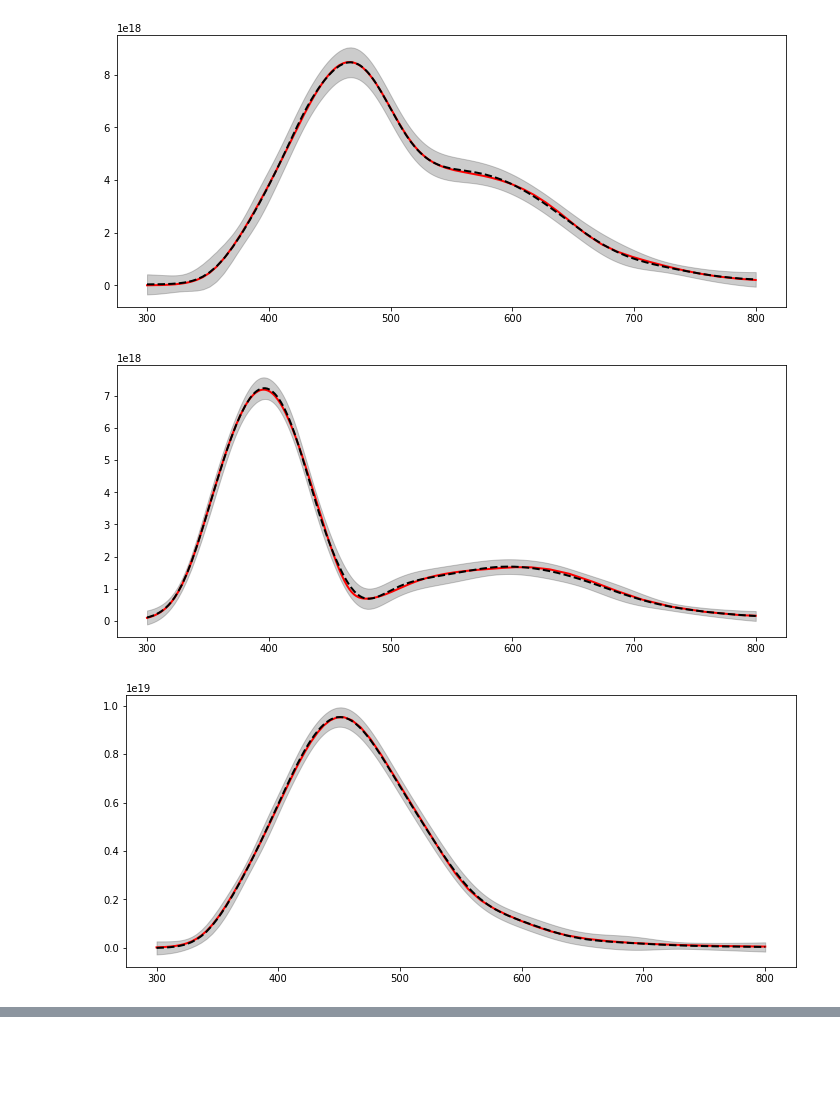
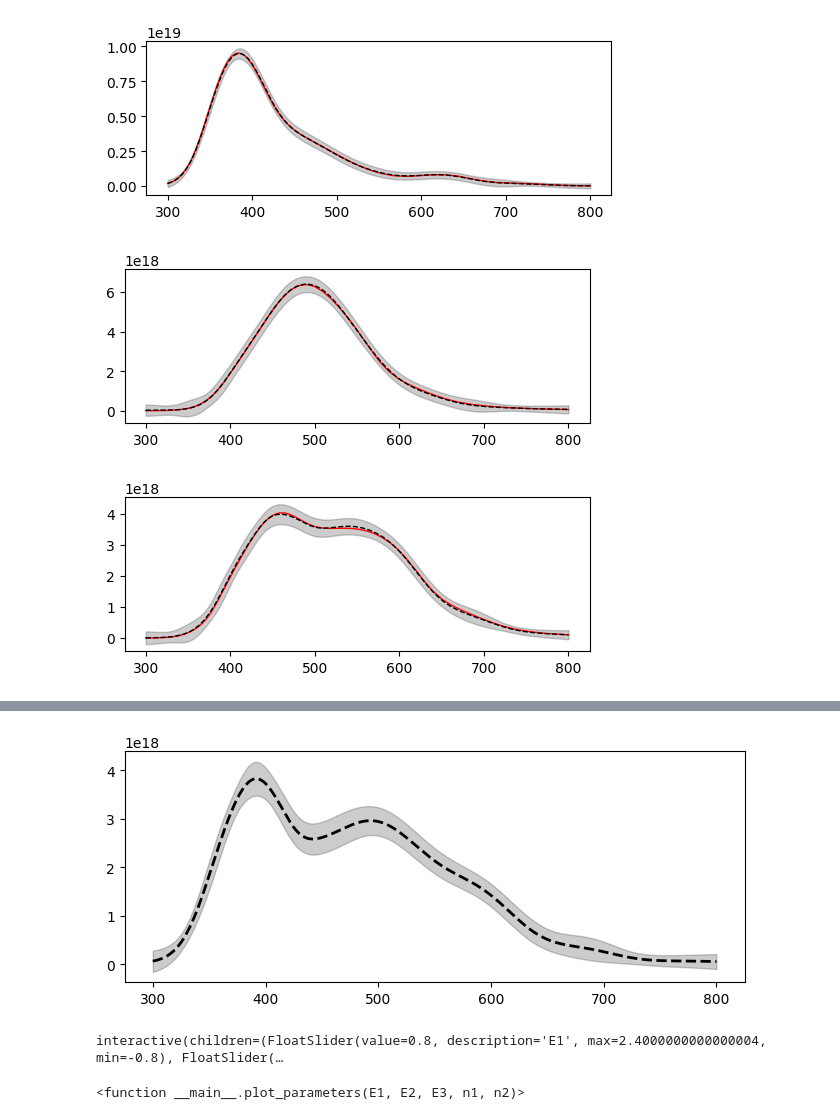
Before and after one commit to digiLab-ai/achlys-uq, a Jupyter notebook: achlys-uq/surrogate/Surrogate.ipynb, the cells around one changed output, grey strips where cells are left out. Saved outputs shown, nothing was run; the diff lists cells and outputs as text; code cells hidden in the pictures; blank space fills up the shorter version.

```diff
--- a/achlys-uq/surrogate/Surrogate.ipynb
+++ b/achlys-uq/surrogate/Surrogate.ipynb
@@ -73,17 +73,17 @@ pipeline = Pipeline(output_modules=[model, projection, normaliser])
 # %%
 for i in range(10):
 
     idx = model.test_idx[np.random.randint(len(model.test_idx))]
 
-    plt.figure(figsize=(12,5))
-    plt.plot(grid, samples_grid[idx,:], c='r', linewidth=2)
+    plt.figure(figsize=(6,2))
+    plt.plot(grid, samples_grid[idx,:], c='r', linewidth=1)
 
     mean, stdev = pipeline.predict(parameters.values[idx,:])
-    plt.plot(grid, mean, c='k', linewidth=2, linestyle='dashed')
+    plt.plot(grid, mean, c='k', linewidth=1, linestyle='dashed')
     plt.fill_between(grid, mean-2*stdev, mean+2*stdev, alpha=0.2, color='k')
 
     plt.show()
 # %% [output]
-[figure, old version]
+[figure, new version]
-[figure, old version]
+[figure, new version]
-[figure, old version]
+[figure, new version]
@@ -96,0 +110,6 @@ for i in range(10):
+# %%
+interact(plot_parameters, E1=0.8, E2=1.0, E3=1.5, n1=1e-3, n2=5e-4)
+# %% [output]
+[figure, added]
+interactive(children=(FloatSlider(value=0.8, description='E1', max=2.4000000000000004, min=-0.8), FloatSlider(…
+<function __main__.plot_parameters(E1, E2, E3, n1, n2)>
```
Also changed, not shown: parts of 5 cells of this notebook.
